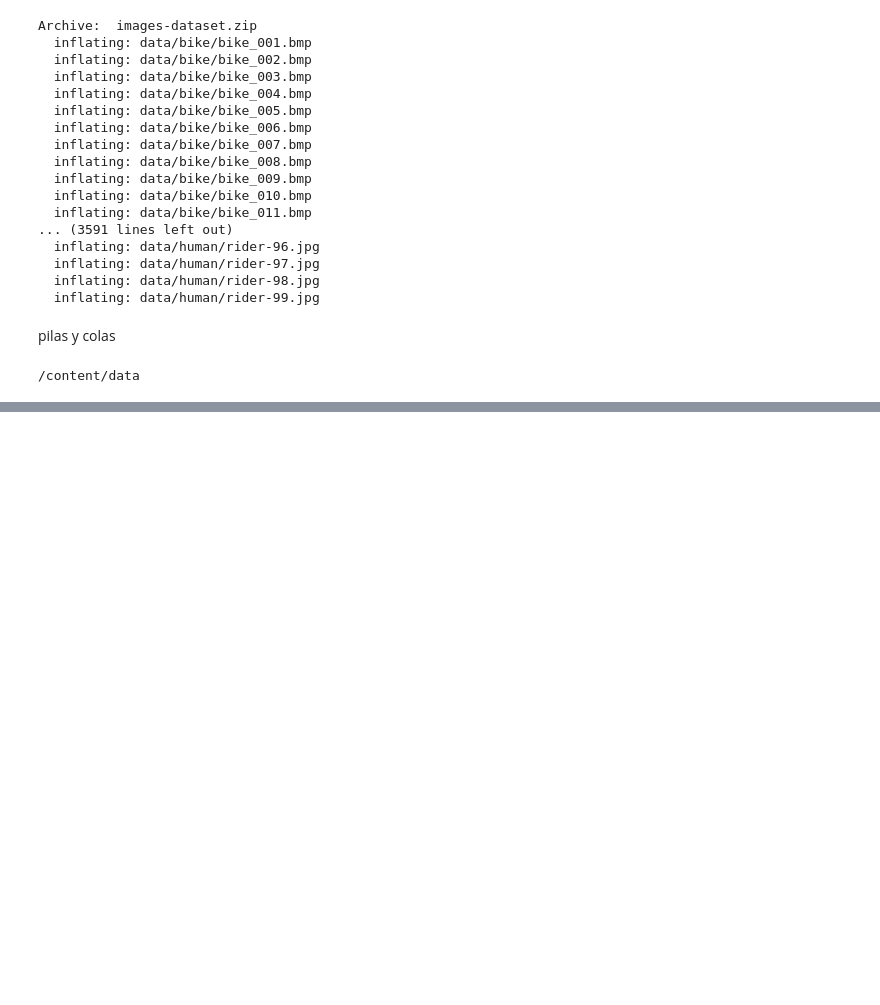
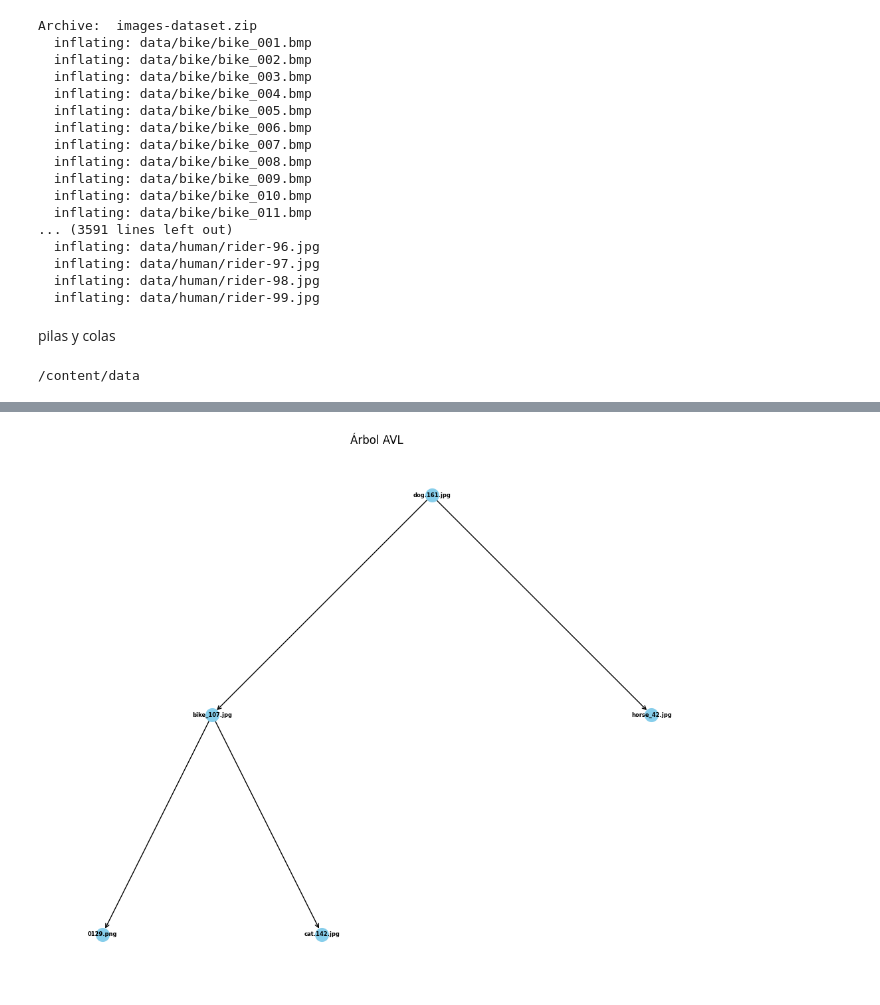
Before and after one commit to merylandcorrea/Laboratorios_Datos2, a Jupyter notebook: Lab1_MeryCorrea.ipynb, the cells around one changed output, grey strips where cells are left out. Drawn from its saved outputs; the diff is of its cells as text; code cells hidden in the pictures; blank space fills up the shorter version.

```diff
--- a/Lab1_MeryCorrea.ipynb
+++ b/Lab1_MeryCorrea.ipynb
@@ -529,41 +464,87 @@ while(i < 1803):
 x=['dog.161.jpg' , '0129.png' , 'horse_42.jpg' , 'bike_107.jpg', 'cat.142.jpg' ,'dog.73.jpg' , 'rider_107.jpg' , 'bike_110.bmp' , 'horse_9.jpg' , 'carsgraz_177.bmp' , 'carsgraz_100.bmp', 'rider_37.jpg', 'cat.72.jpg' , '0038.png', 'dog.60.jpg' , 'bike_238.bmp' , 'horse_198.jpg' , '0177.png' , 'carsgraz_354', 'cat.153.jpg' , 'carsgraz_127.bmp', 'bike_072.bmp' , 'rider_201.jpg' , 'rider_125.jpg' , 'cat.100.jpg' ,  'dog.165.jpg' , 'horse_139.jpg' , '0130.png' ]
 contador = 0
 padr= None
+bal = Node
 # 1. insertar nodos
 for nom in x:
    avl_tree.insert(nom)
    avl_tree.draw()
    pad = avl_tree.search_abuelo(nom)
+   #avl_tree.balanceoArbol()
    if pad != None:
-     FE = avl_tree.factor_balanceo(avl_tree.root)
-     print(FE)
-     print('puede hacer algo',FE)
+     FE = avl_tree.factor_balanceo(avl_tree.search_abuelo(nom))
      avl_tree.rotaciones(pad,FE,avl_tree.factor_balanceo(avl_tree.search_father(nom)))
+     avl_tree.alturaNodo()
+     raiz= avl_tree.factor_balanceo(avl_tree.root)
+     continuar=False
+     if avl_tree.search_father(avl_tree.root.data) == None and avl_tree.search_abuelo(avl_tree.root.data) == None and (raiz==2 or raiz==-2):
+        if raiz == -2:
+          avl_tree.rotaciones(avl_tree.root,raiz,avl_tree.factor_balanceo(avl_tree.root.left))
+          avl_tree.alturaNodo()
+          continuar=True
+        if raiz == 2:
+          avl_tree.rotaciones(avl_tree.root,raiz,avl_tree.factor_balanceo(avl_tree.root.right.data))
+          avl_tree.alturaNodo()
+          continuar=True
+     if avl_tree.search_father(avl_tree.search_abuelo(nom).data) != None and avl_tree.search_abuelo(nom) !=None and continuar==False:
+      abu = avl_tree.search_father(avl_tree.search_abuelo(nom).data)
+      FE_up = avl_tree.factor_balanceo(avl_tree.search_father(avl_tree.search_abuelo(nom).data))
+      if abu != None:
+        avl_tree.rotaciones(abu,FE_up,avl_tree.factor_balanceo(avl_tree.search_abuelo(nom)))
+        avl_tree.alturaNodo()
+     print('Rotacion: ')
+     avl_tree.draw()
 
-     #avl_tree.draw()
-    # print(padr ,  nom)
-    # avl_tree.rotaciones(padr,FE,nom)
-    #contador=0
 
 
 
 print('____________________________________________________________________________________')
 
 #2. Eliminar un nodo
-print('\n3.Eliminar un Nodo:')
+print('\n2.Eliminar un Nodo:')
 
+cont=False
+for nom in x:
+   while(cont == False):
+    print(cont)
+    print('Digite dato a eliminar')
+    dato_a_eliminar = input()
+    R=avl_tree.delete(dato_a_eliminar)
+    abu = avl_tree.search_abuelo(dato_a_eliminar)
+    pad = avl_tree.search_father(dato_a_eliminar)
+    if R == True:
+         print(f'se borro {dato_a_eliminar}')
+        #  FE = avl_tree.factor_balanceo(abu)
+        #  FE_pad= avl_tree.factor_balanceo(pad)
+        #  print (FE , FE_pad)
+        #  if FE == 2 or FE == -2 :
+        #   avl_tree.rotaciones(abu,FE,FE_pad)
+        #   print('Rotacion: ')
+        #  if FE_pad == 2 :
+        #   avl_tree.rotaciones(pad,FE_pad,avl_tree.factor_balanceo(pad.right))
+        #   print('Rotacion: ')
+        #  if FE_pad == -2:
+        #   avl_tree.rotaciones(pad,FE_pad,avl_tree.factor_balanceo(pad.left))
+        #   print('Rotacion: ')
+         avl_tree.alturaNodo()
+         avl_tree.draw()
+         print('Desea eliminas mas nodos? 1. Si 2. No')
+         conte = input()
+         if int(conte)== 1:
+           cont=False
+         elif int(conte) == 2:
+           cont = True
 
-for nom in NomArchivos:
-    dato_a_eliminar = 'dog.101.jpg'
-    R=avl_tree.delete(dato_a_eliminar)
-    if R == True:
-        print(f'se borro {dato_a_eliminar}')
-        break
+         break
     else:
         print(f'No existe {dato_a_eliminar} en el arbol')
         break
 
-avl_tree.draw()
+
+
+
+    #avl_tree.rotaciones(pad,FE,avl_tree.factor_balanceo(avl_tree.search_father(nom)))
+
 
 
 print('____________________________________________________________________________________')
@@ -571,7 +552,8 @@ print('_________________________________________________________________________
 # 3. Buscar Nodo utilizando la metrica dada:
 print('\n3.Buscar Nodo:')
 for nom in NomArchivos:
-    dato_a_buscar = 'dog.94.jpg'
+    print('Digite dato a buscar: ')
+    dato_a_buscar = input()
     R=avl_tree.search_nodo(dato_a_buscar)
     if R == True:
         print(f'\nEl dato: {dato_a_buscar} si se encuentra en el arbol')
@@ -602,8 +584,7 @@ avl_tree.levels_nr()
 
 print('____________________________________________________________________________________')
 
-# 5.C. Encontrar el padre
-print(f'\n5.C. Buscar Padre:')
+
 x=0
 seguir = False
 while seguir == False:
@@ -624,7 +605,11 @@ while seguir == False:
        print(avl_tree.BuscarGeneral(val).data , FactorEquilibrio)
 
        print('\nc. Encontrar el padre del nodo: ')
-       avl_tree.search_father(val)
+       padre = avl_tree.search_father(val)
+       if padre is not None:
+        print(padre.data)
+       else:
+        print(f'El nodo {val} no tiene abuelo')
 
        print('\nd. Encontrar el abuelo del nodo: ')
        abuelo = avl_tree.search_abuelo(val)
@@ -661,0 +652 @@ h izq 0129.png
+[figure, added]
```
Also changed, not shown: parts of 5 cells of this notebook.
